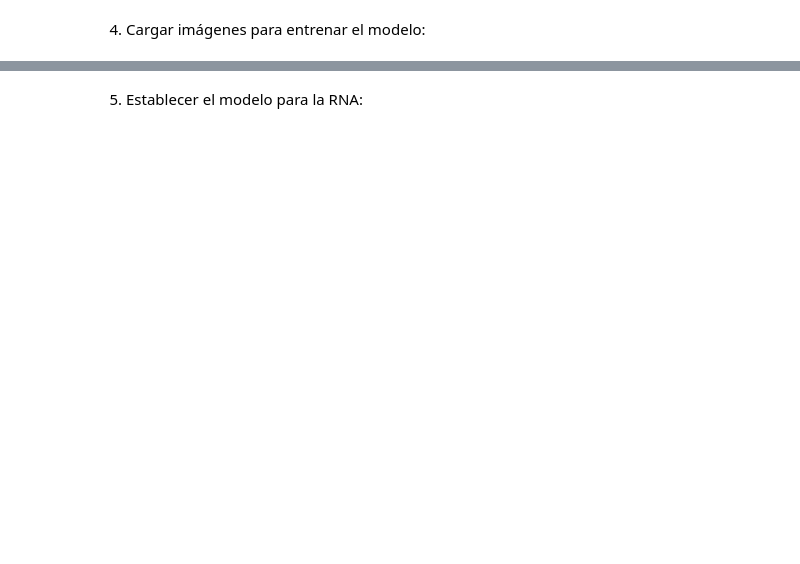
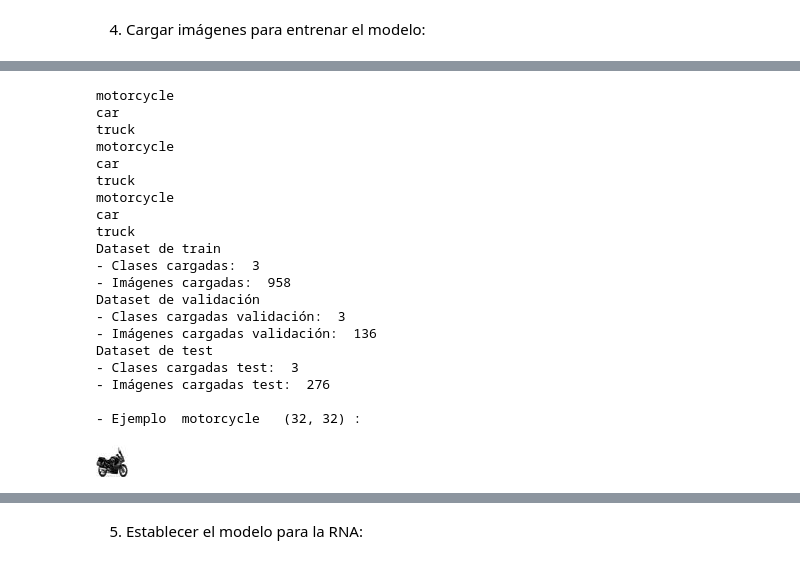
Before and after one commit to mnmallea/vehicles-images-detector, a Jupyter notebook: detector_vehiculos.ipynb, the cells around one changed output, grey strips where cells are left out. Drawn from its saved outputs; the diff is of its cells as text; code cells hidden in the pictures; blank space fills up the shorter version.

```diff
--- a/detector_vehiculos.ipynb
+++ b/detector_vehiculos.ipynb
@@ -204,3 +328,59 @@ if len(images_ori) > 0:
+# %%
+# Loads images and labels into numpy arrays
+def load_img_directory(dir_path):
+  classes = []
+  images = []
+  for class_name in os.listdir(dir_path):
+    print(class_name)
+    for image_name in os.listdir(os.path.join(dir_path, class_name)):
+          image = Image.open(os.path.join(dir_path, class_name, image_name))
+          images.append(np.array(image))
+          classes.append(class_name)
+  return (images, classes)
+# %%
+# cargar las imágenes
+
+(x_train, y_train) = load_img_directory(train_folder)
+(x_val, y_val) = load_img_directory(val_folder)
+(x_test, y_test) = load_img_directory(test_folder)
+
+print('Dataset de train')
+print("- Clases cargadas: ", len(set(y_train)))
+print("- Imágenes cargadas: ", len(x_train))
+
+print('Dataset de validación')
+print("- Clases cargadas validación: ", len(set(y_val)))
+print("- Imágenes cargadas validación: ", len(x_val))
+
+print('Dataset de test')
+print("- Clases cargadas test: ", len(set(y_test)))
+print("- Imágenes cargadas test: ", len(x_test))
+
+if len(x_train) > 0:
+  print("\n- Ejemplo ", y_train[0], " ", x_train[0].shape, ": ")
+  display( Image.fromarray(x_train[0], 'L') )
+# %% [output]
+motorcycle
+car
+truck
+motorcycle
+car
+truck
+motorcycle
+car
+truck
+Dataset de train
+- Clases cargadas:  3
+- Imágenes cargadas:  958
+Dataset de validación
+- Clases cargadas validación:  3
+- Imágenes cargadas validación:  136
+Dataset de test
+- Clases cargadas test:  3
+- Imágenes cargadas test:  276
+
+- Ejemplo  motorcycle   (32, 32) :
+[figure, added]
 # %%
 # define función auxiliar para mostrar imágenes preparadas
 def plot_image(imag):
```
Also changed, not shown: parts of 20 cells of this notebook, 2 other files.
